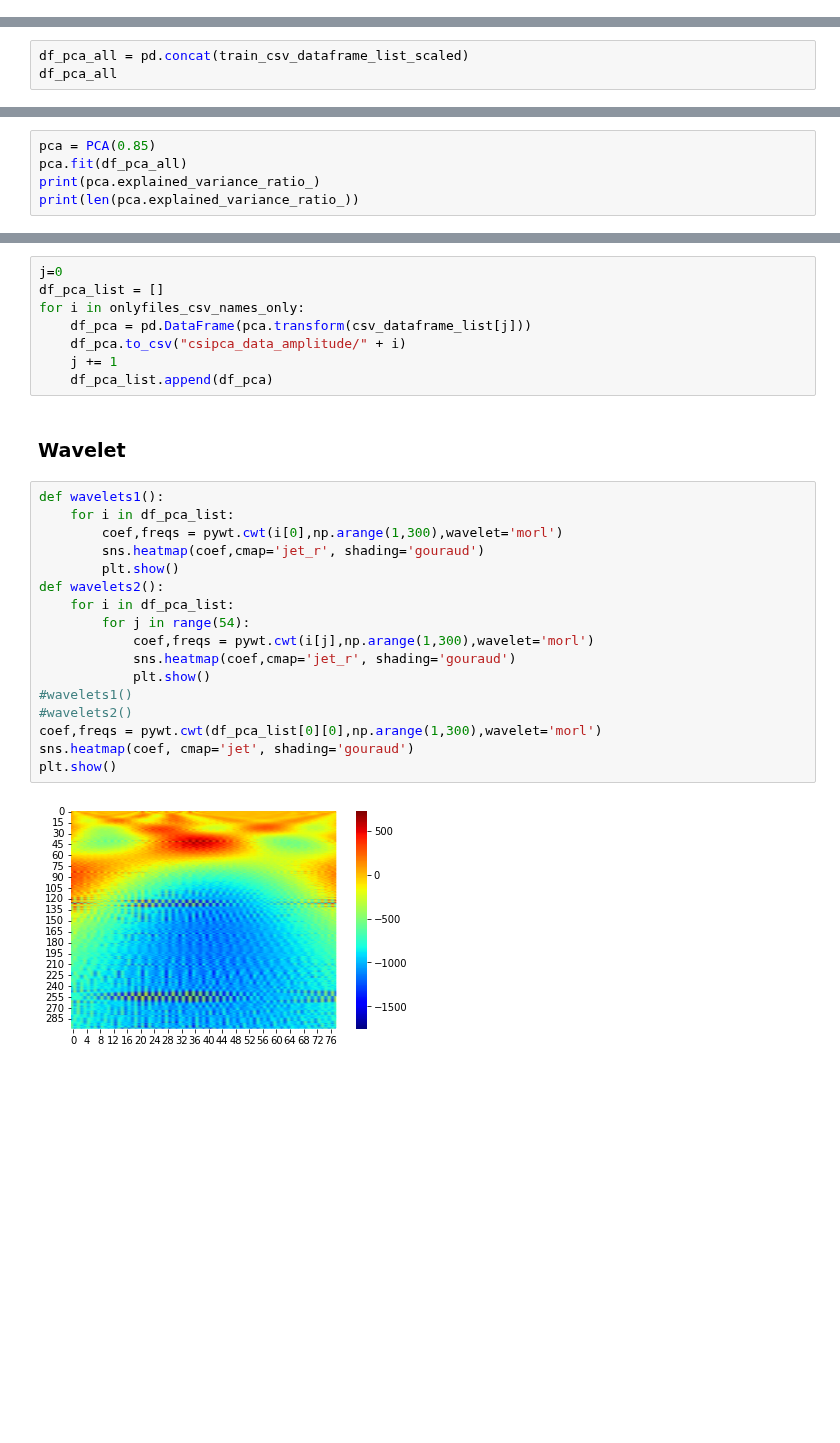
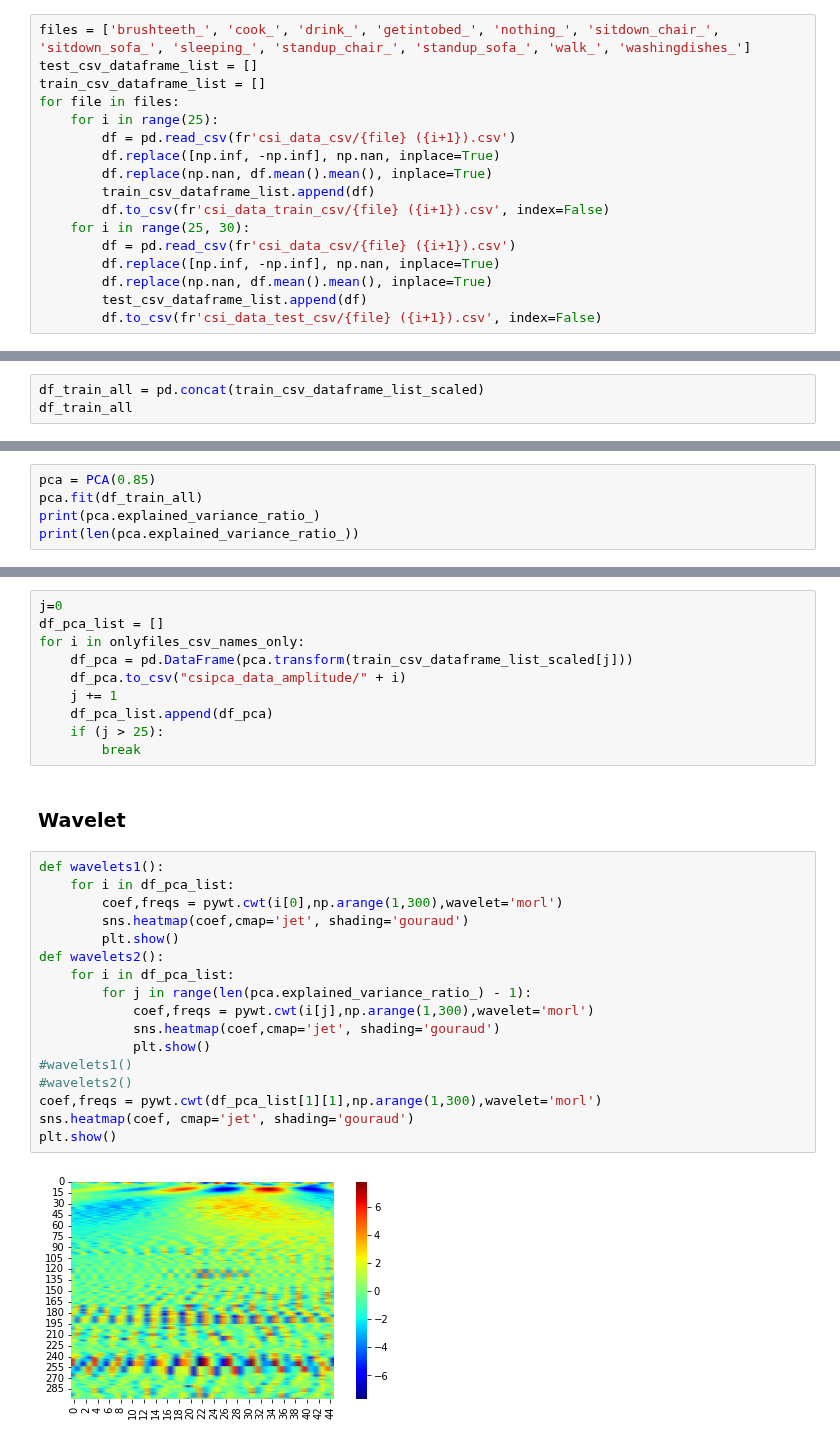
Before and after one commit to srk-practicum/2022-knu-wmi, a Jupyter notebook: all_in_one_ipynb/Samsung (8).ipynb, the cells around one changed output, grey strips where cells are left out. Saved outputs shown, nothing was run; the diff lists cells and outputs as text; blank space fills up the shorter version.

```diff
--- a/all_in_one_ipynb/Samsung (8).ipynb
+++ b/all_in_one_ipynb/Samsung (8).ipynb
@@ -171,3 +168,20 @@ train_csv_dataframe_list = csv_dataframe_list[5:]
+# %%
+files = ['brushteeth_', 'cook_', 'drink_', 'getintobed_', 'nothing_', 'sitdown_chair_', 'sitdown_sofa_', 'sleeping_', 'standup_chair_', 'standup_sofa_', 'walk_', 'washingdishes_']
+test_csv_dataframe_list = []
+train_csv_dataframe_list = []
+for file in files:
+    for i in range(25):
+        df = pd.read_csv(fr'csi_data_csv/{file} ({i+1}).csv')
+        df.replace([np.inf, -np.inf], np.nan, inplace=True)
+        df.replace(np.nan, df.mean().mean(), inplace=True)
+        train_csv_dataframe_list.append(df)
+        df.to_csv(fr'csi_data_train_csv/{file} ({i+1}).csv', index=False)
+    for i in range(25, 30):
+        df = pd.read_csv(fr'csi_data_csv/{file} ({i+1}).csv')
+        df.replace([np.inf, -np.inf], np.nan, inplace=True)
+        df.replace(np.nan, df.mean().mean(), inplace=True)
+        test_csv_dataframe_list.append(df)
+        df.to_csv(fr'csi_data_test_csv/{file} ({i+1}).csv', index=False)
 # %%
 train_csv_dataframe_list_scaled = []
 scaler = StandardScaler()
@@ -193,4 +207,4 @@ train_csv_dataframe_list_scaled[4]
 # %%
-df_pca_all = pd.concat(train_csv_dataframe_list_scaled)
-df_pca_all
+df_train_all = pd.concat(train_csv_dataframe_list_scaled)
+df_train_all
 # %% [output]
@@ -210,6 +224,6 @@ df_pca_all
 # %%
 pca = PCA(0.85)
-pca.fit(df_pca_all)
+pca.fit(df_train_all)
 print(pca.explained_variance_ratio_)
 print(len(pca.explained_variance_ratio_))
 # %% [output]
@@ -221,28 +235,30 @@ print(len(pca.explained_variance_ratio_))
 j=0
 df_pca_list = []
 for i in onlyfiles_csv_names_only:
-    df_pca = pd.DataFrame(pca.transform(csv_dataframe_list[j]))
+    df_pca = pd.DataFrame(pca.transform(train_csv_dataframe_list_scaled[j]))
     df_pca.to_csv("csipca_data_amplitude/" + i)
     j += 1
     df_pca_list.append(df_pca)
+    if (j > 25):
+        break
 # %% [markdown]
 ### Wavelet
 # %%
 def wavelets1():
     for i in df_pca_list:
         coef,freqs = pywt.cwt(i[0],np.arange(1,300),wavelet='morl')
-        sns.heatmap(coef,cmap='jet_r', shading='gouraud')
+        sns.heatmap(coef,cmap='jet', shading='gouraud')
         plt.show()
 def wavelets2():
     for i in df_pca_list:
-        for j in range(54):
+        for j in range(len(pca.explained_variance_ratio_) - 1):
             coef,freqs = pywt.cwt(i[j],np.arange(1,300),wavelet='morl')
-            sns.heatmap(coef,cmap='jet_r', shading='gouraud')
+            sns.heatmap(coef,cmap='jet', shading='gouraud')
             plt.show()
 #wavelets1()
 #wavelets2()
-coef,freqs = pywt.cwt(df_pca_list[0][0],np.arange(1,300),wavelet='morl')
+coef,freqs = pywt.cwt(df_pca_list[1][1],np.arange(1,300),wavelet='morl')
 sns.heatmap(coef, cmap='jet', shading='gouraud')
 plt.show()
 # %% [output]
-[figure, old version]
+[figure, new version]
```
Also changed, not shown: parts of 5 cells of this notebook.
